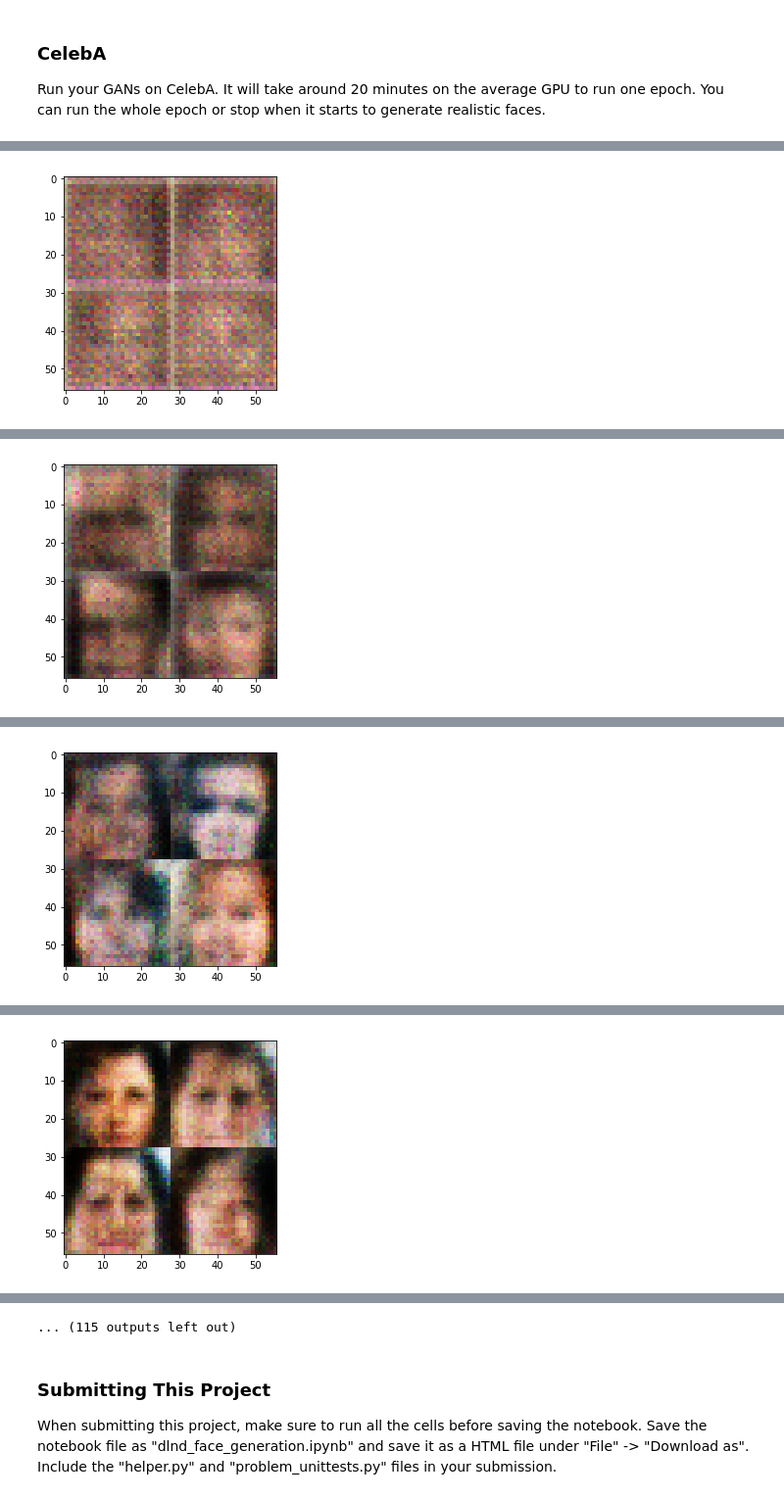
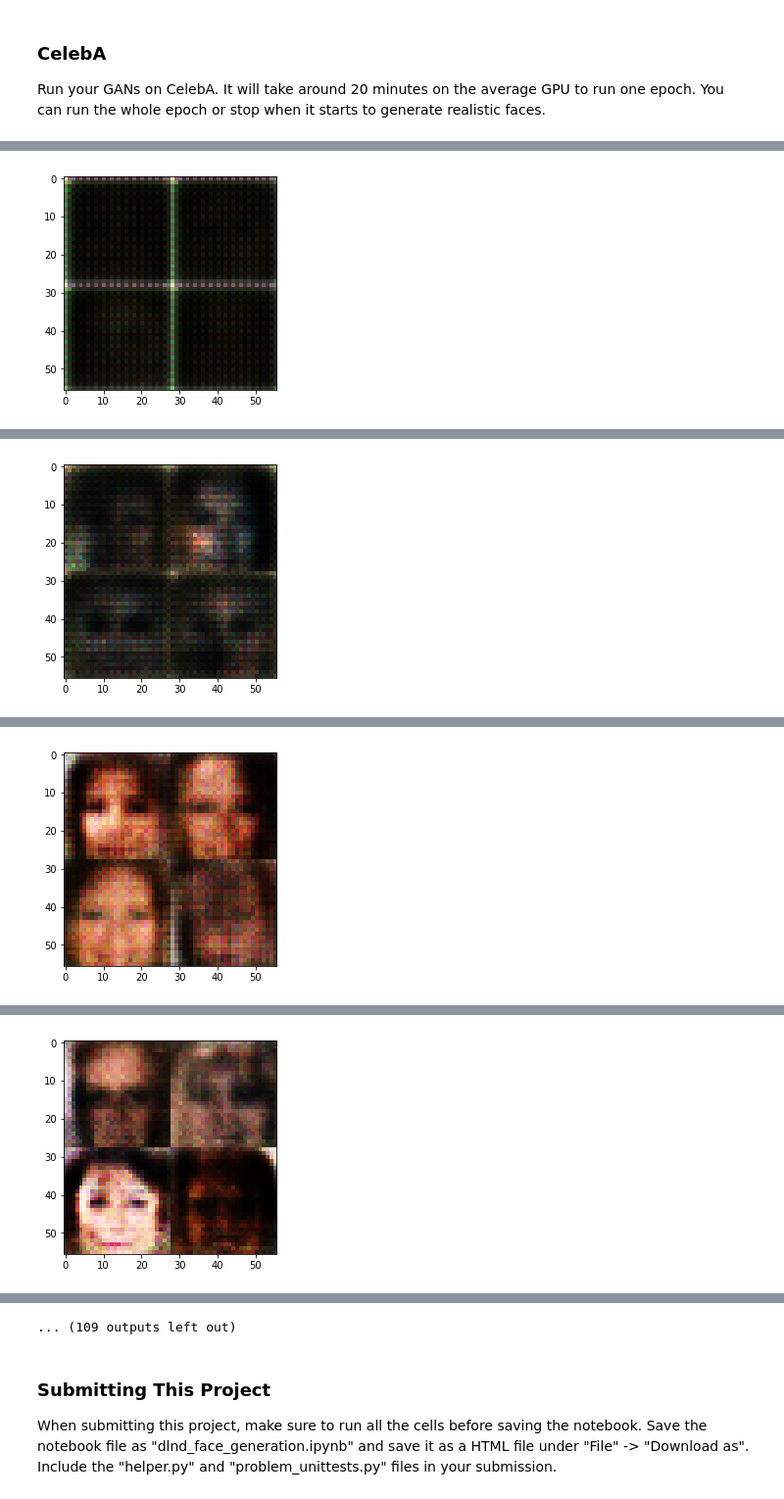
Before and after one commit to Hclmaster/face-generation, a Jupyter notebook: dlnd_face_generation.ipynb, the cells around one changed output, grey strips where cells are left out. Shown at 98% size. Saved outputs shown, nothing was run; the diff lists cells and outputs as text; code cells hidden in the pictures.

```diff
--- a/dlnd_face_generation.ipynb
+++ b/dlnd_face_generation.ipynb
@@ -144,18 +144,24 @@ def discriminator(images, reuse=False):
     # TODO: Implement Function
     with tf.variable_scope('discriminator', reuse=reuse):
         # 28*28*3
-        x1 = tf.layers.conv2d(inputs=images, filters=64, kernel_size=5, strides=2, padding='same')
+        x1 = tf.layers.conv2d(inputs=images, filters=64, kernel_size=5, strides=2, padding='same',
+                              kernel_initializer=tf.contrib.layers.xavier_initializer())
         x1 = tf.maximum(0.2 * x1, x1)
+        tf.nn.dropout(x1,keep_prob=0.8)
         # 14*14*64
 
-        x2 = tf.layers.conv2d(inputs=x1, filters=128, kernel_size=5, strides=2, padding='same')
+        x2 = tf.layers.conv2d(inputs=x1, filters=128, kernel_size=5, strides=2, padding='same',
+                             kernel_initializer=tf.contrib.layers.xavier_initializer())
         x2 = tf.layers.batch_normalization(inputs=x2, training=True)
         x2 = tf.maximum(0.2 * x2, x2)
+        tf.nn.dropout(x2,keep_prob=0.8)
         # 7*7*128
 
-        x3 = tf.layers.conv2d(inputs=x2, filters=256, kernel_size=5, strides=2, padding='same')
+        x3 = tf.layers.conv2d(inputs=x2, filters=256, kernel_size=5, strides=2, padding='same',
+                             kernel_initializer=tf.contrib.layers.xavier_initializer())
         x3 = tf.layers.batch_normalization(inputs=x3, training=True)
         x3 = tf.maximum(0.2 * x3, x3)
+        tf.nn.dropout(x3,keep_prob=0.8)
         # 4*4*256
 
         # output layer
@@ -199,13 +205,18 @@ def generator(z, out_channel_dim, is_train=True):
         x1 = tf.maximum(x1 * 0.1, x1)
         # The network is 7*7*512
 
-        x2 = tf.layers.conv2d_transpose(inputs=x1, filters=64, kernel_size=5, strides=2, padding='same')
+        x2 = tf.layers.conv2d_transpose(inputs=x1, filters=256, kernel_size=5, strides=2, padding='same')
         x2 = tf.layers.batch_normalization(inputs=x2, training=is_train)
         x2 = tf.maximum(x2 * 0.1, x2)
-        # Shape is 14*14*64
+        # Shape is 14*14*256
+
+        x3 = tf.layers.conv2d_transpose(inputs=x2, filters=128, kernel_size=5, strides=1, padding='same')
+        x3 = tf.layers.batch_normalization(inputs=x3, training=is_train)
+        x3 = tf.maximum(x3 * 0.1, x3)
+        # Shape is 14*14*128
 
         # Output Layer
-        logits = tf.layers.conv2d_transpose(x2, out_channel_dim, 5, strides=2, padding='same')
+        logits = tf.layers.conv2d_transpose(x3, out_channel_dim, 5, strides=2, padding='same')
         # Shape is 28*28*out_channel_dim
 
         out = tf.tanh(logits)
@@ -239,7 +250,7 @@ def model_loss(input_real, input_z, out_channel_dim):
     d_model_fake, d_logits_fake = discriminator(g_model, reuse=True)
 
     d_loss_real = tf.reduce_mean(
-                tf.nn.sigmoid_cross_entropy_with_logits(logits=d_logits_real, labels=tf.ones_like(d_model_real)))
+                tf.nn.sigmoid_cross_entropy_with_logits(logits=d_logits_real, labels=tf.ones_like(d_model_real)*0.9))
     d_loss_fake = tf.reduce_mean(
                 tf.nn.sigmoid_cross_entropy_with_logits(logits=d_logits_fake, labels=tf.zeros_like(d_model_fake)))
     g_loss = tf.reduce_mean(
@@ -471,8 +482,8 @@ Run your GANs on CelebA.  It will take around 20 minutes on the average GPU to r
 # %%
 batch_size = 32
 z_dim = 100
-learning_rate = 0.0001
-beta1 = 0.4
+learning_rate = 0.0002
+beta1 = 0.2
 
 
 """
@@ -498 +509 @@ Epoch 1/1... Discriminator Loss: 0.7527... Generator Loss: 1.0501
-[figure, old version]
+[figure, new version]
@@ -509 +520 @@ Epoch 1/1... Discriminator Loss: 0.8123... Generator Loss: 1.0899
-[figure, old version]
+[figure, new version]
@@ -520 +531 @@ Epoch 1/1... Discriminator Loss: 1.5064... Generator Loss: 0.2980
-[figure, old version]
+[figure, new version]
@@ -531 +542 @@ Epoch 1/1... Discriminator Loss: 0.8888... Generator Loss: 0.7160
-[figure, old version]
+[figure, new version]
@@ -554,4 +565,4 @@ Epoch 1/1... Discriminator Loss: 1.1945... Generator Loss: 0.6079
-... (115 outputs left out)
+... (109 outputs left out)
 # %% [markdown]
 ### Submitting This Project
 When submitting this project, make sure to run all the cells before saving the notebook. Save the notebook file as "dlnd_face_generation.ipynb" and save it as a HTML file under "File" -> "Download as". Include the "helper.py" and "problem_unittests.py" files in your submission.
```
Also changed, not shown: parts of 3 cells of this notebook, 1 other file.
